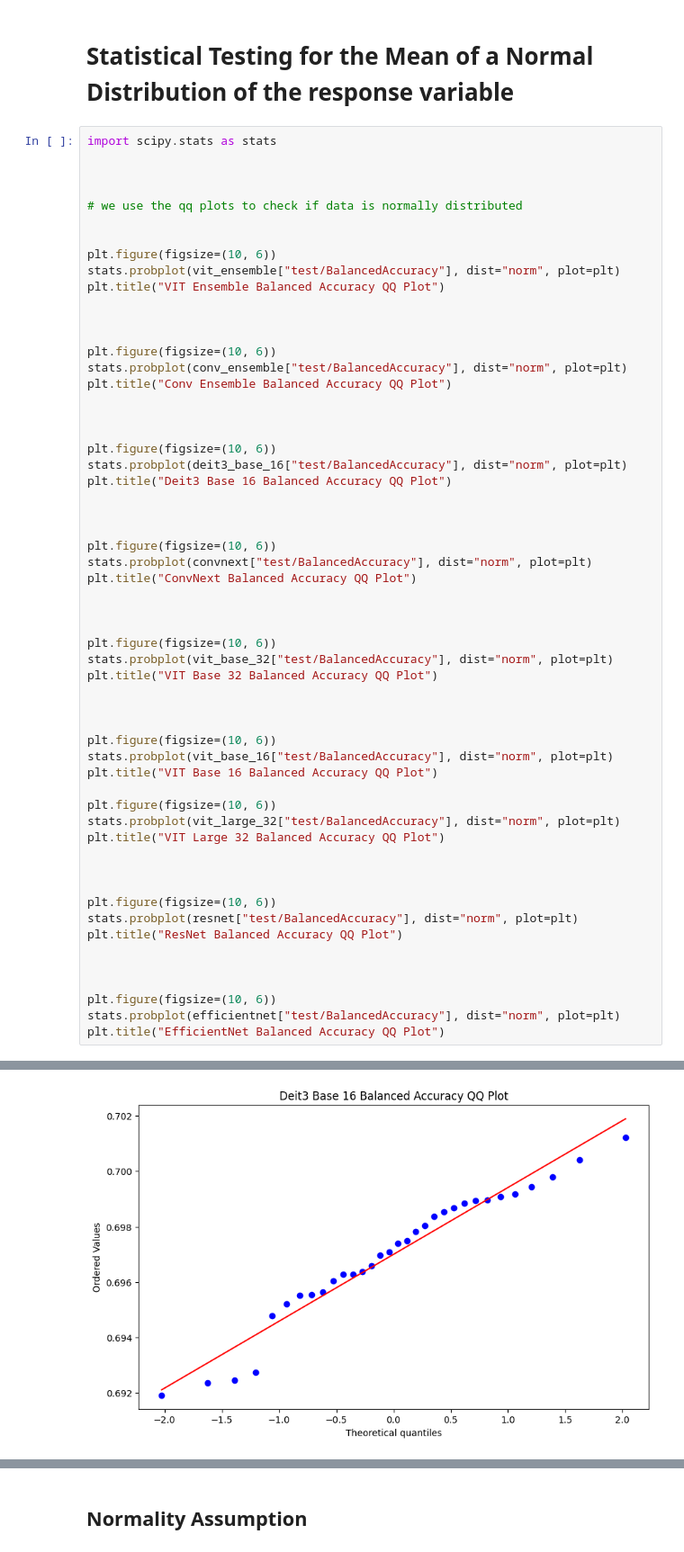
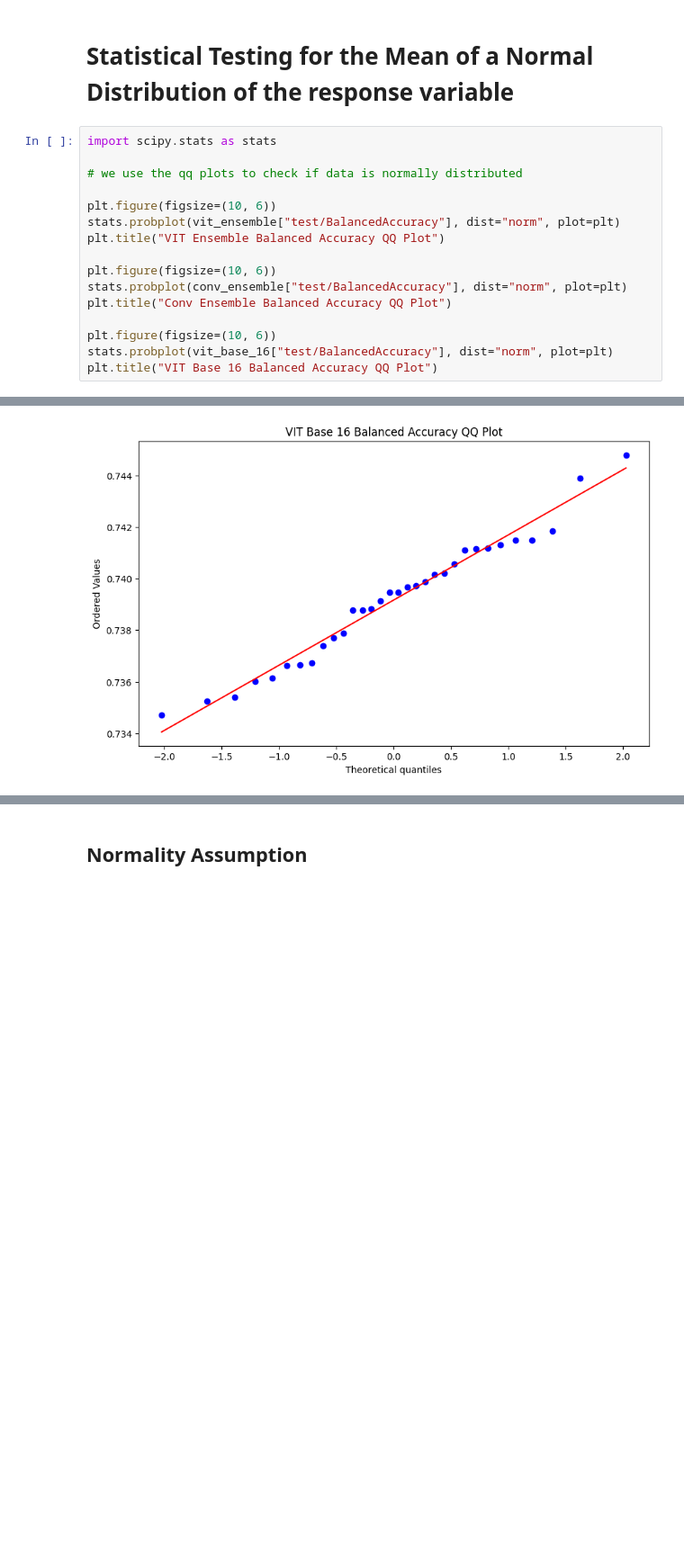
Before and after one commit to Antonio-Tresol/vits_ensemble_cr_leaves, a Jupyter notebook: metrics/metrics_analysis.ipynb, the cells around one changed output, grey strips where cells are left out. Shown at 90% size. Saved outputs shown, nothing was run; the diff lists cells and outputs as text; blank space fills up the shorter version.

```diff
--- a/metrics/metrics_analysis.ipynb
+++ b/metrics/metrics_analysis.ipynb
@@ -99,58 +93,17 @@ Text(0.5, 1.0, 'Balanced Accuracy of Models')
 # %%
 import scipy.stats as stats
 
-
-
 # we use the qq plots to check if data is normally distributed
-
 
 plt.figure(figsize=(10, 6))
 stats.probplot(vit_ensemble["test/BalancedAccuracy"], dist="norm", plot=plt)
 plt.title("VIT Ensemble Balanced Accuracy QQ Plot")
 
-
-
 plt.figure(figsize=(10, 6))
 stats.probplot(conv_ensemble["test/BalancedAccuracy"], dist="norm", plot=plt)
 plt.title("Conv Ensemble Balanced Accuracy QQ Plot")
 
-
-
-plt.figure(figsize=(10, 6))
-stats.probplot(deit3_base_16["test/BalancedAccuracy"], dist="norm", plot=plt)
-plt.title("Deit3 Base 16 Balanced Accuracy QQ Plot")
-
-
-
-plt.figure(figsize=(10, 6))
-stats.probplot(convnext["test/BalancedAccuracy"], dist="norm", plot=plt)
-plt.title("ConvNext Balanced Accuracy QQ Plot")
-
-
-
-plt.figure(figsize=(10, 6))
-stats.probplot(vit_base_32["test/BalancedAccuracy"], dist="norm", plot=plt)
-plt.title("VIT Base 32 Balanced Accuracy QQ Plot")
-
-
-
 plt.figure(figsize=(10, 6))
 stats.probplot(vit_base_16["test/BalancedAccuracy"], dist="norm", plot=plt)
 plt.title("VIT Base 16 Balanced Accuracy QQ Plot")
-
-plt.figure(figsize=(10, 6))
-stats.probplot(vit_large_32["test/BalancedAccuracy"], dist="norm", plot=plt)
-plt.title("VIT Large 32 Balanced Accuracy QQ Plot")
-
-
-
-plt.figure(figsize=(10, 6))
-stats.probplot(resnet["test/BalancedAccuracy"], dist="norm", plot=plt)
-plt.title("ResNet Balanced Accuracy QQ Plot")
-
-
-
-plt.figure(figsize=(10, 6))
-stats.probplot(efficientnet["test/BalancedAccuracy"], dist="norm", plot=plt)
-plt.title("EfficientNet Balanced Accuracy QQ Plot")
 # %% [output]
@@ -158,3 +111,3 @@ Text(0.5, 1.0, 'EfficientNet Balanced Accuracy QQ Plot')
 [figure]
 [figure]
-[figure, old version]
+[figure, new version]
```
Also changed, not shown: parts of 12 cells of this notebook.
